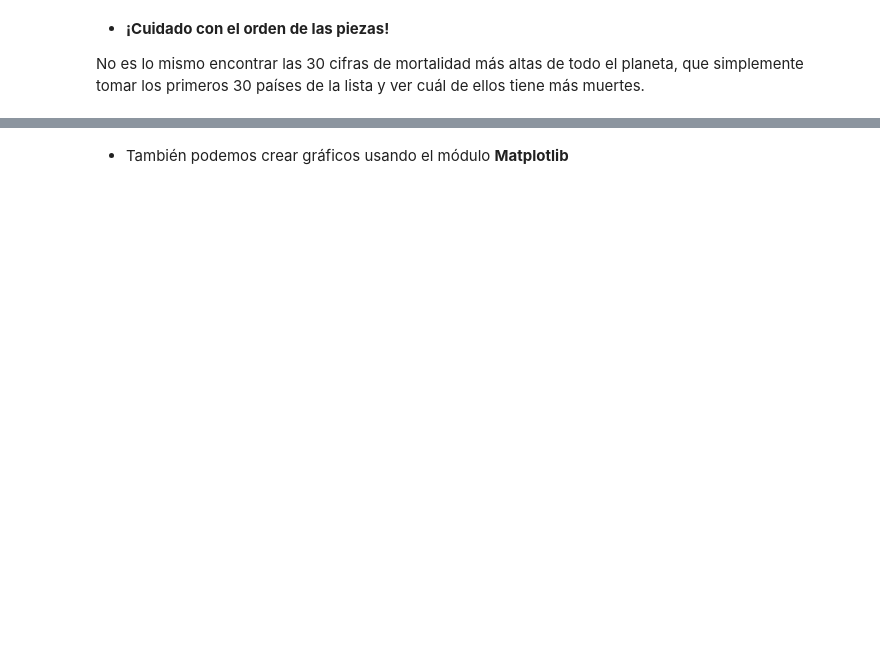
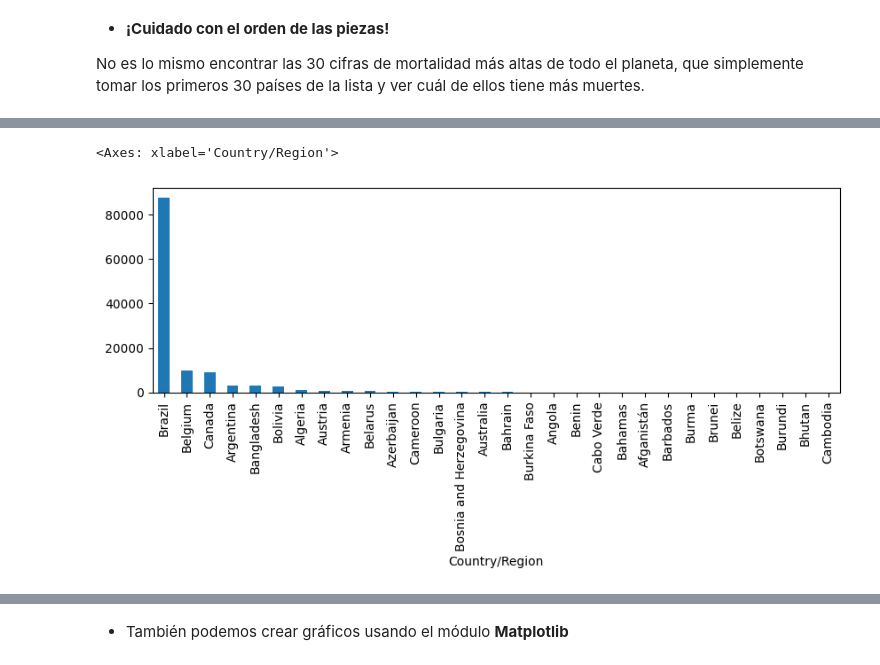
Before and after one commit to estebangonzalezITM/ProgramacionAvanzada, a Jupyter notebook: Notebooks/11_Pandas.ipynb, the cells around one changed output, grey strips where cells are left out. Saved outputs shown, nothing was run; the diff lists cells and outputs as text; code cells hidden in the pictures; blank space fills up the shorter version.

```diff
--- a/Notebooks/11_Pandas.ipynb
+++ b/Notebooks/11_Pandas.ipynb
@@ -1024,2 +2131,6 @@ df['Muertos'].sort_values(ascending=False)[:30].plot.bar(figsize = (10,3))  # 30
 # %%
-df['Muertos'].iloc[:30].sort_values(ascending=False).plot.bar(figsize = (10,3))   # Primeros 30 países de la lista ordenador de acuerdo a su mortalidad
+df12 = df['Muertos'].iloc[:30].sort_values(ascending=False)   # Primeros 30 países de la lista ordenador de acuerdo a su mortalidad
+df12.plot.bar(figsize = (10,3))
+# %% [output]
+<Axes: xlabel='Country/Region'>
+[figure, added]
```
Also changed, not shown: parts of 140 cells of this notebook.
